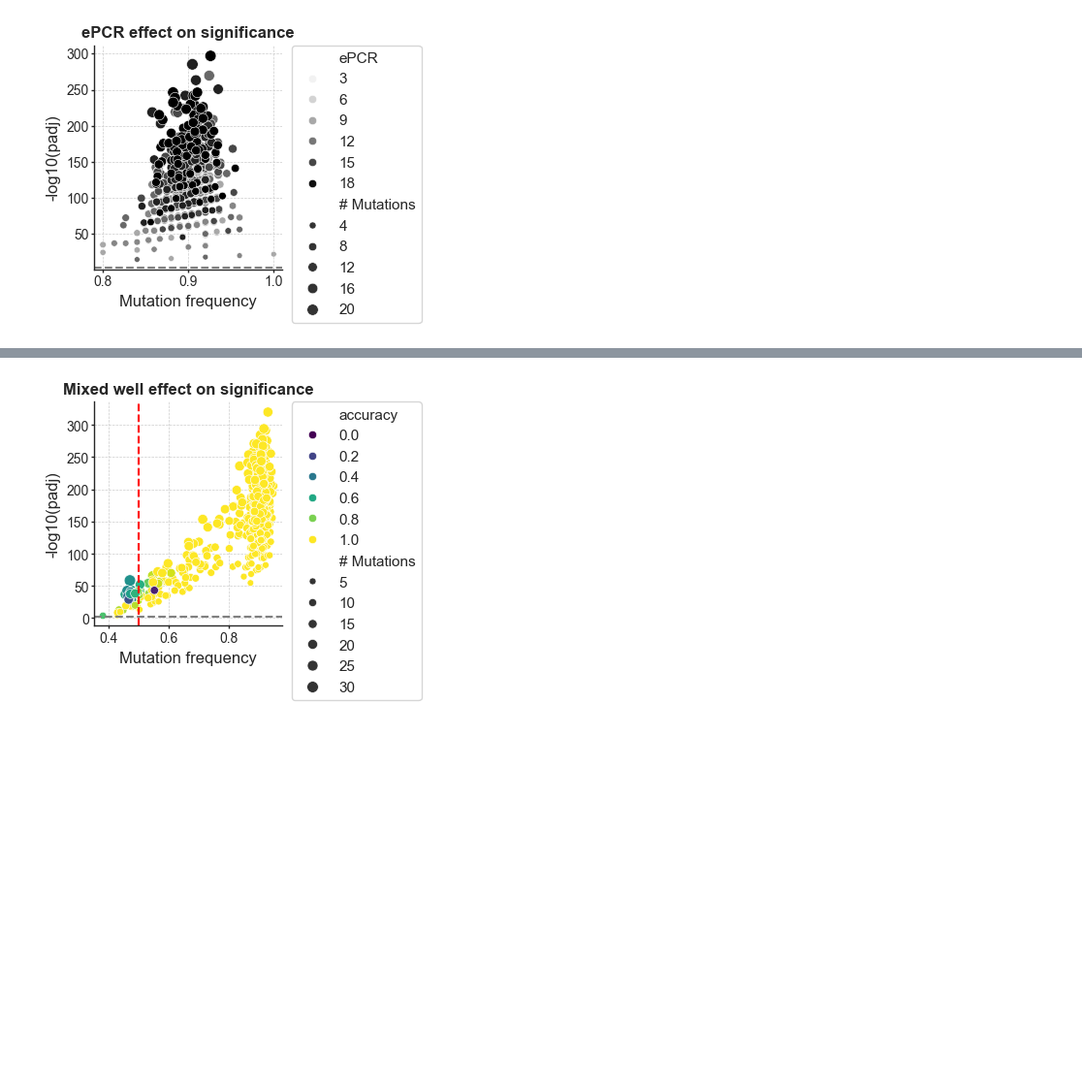
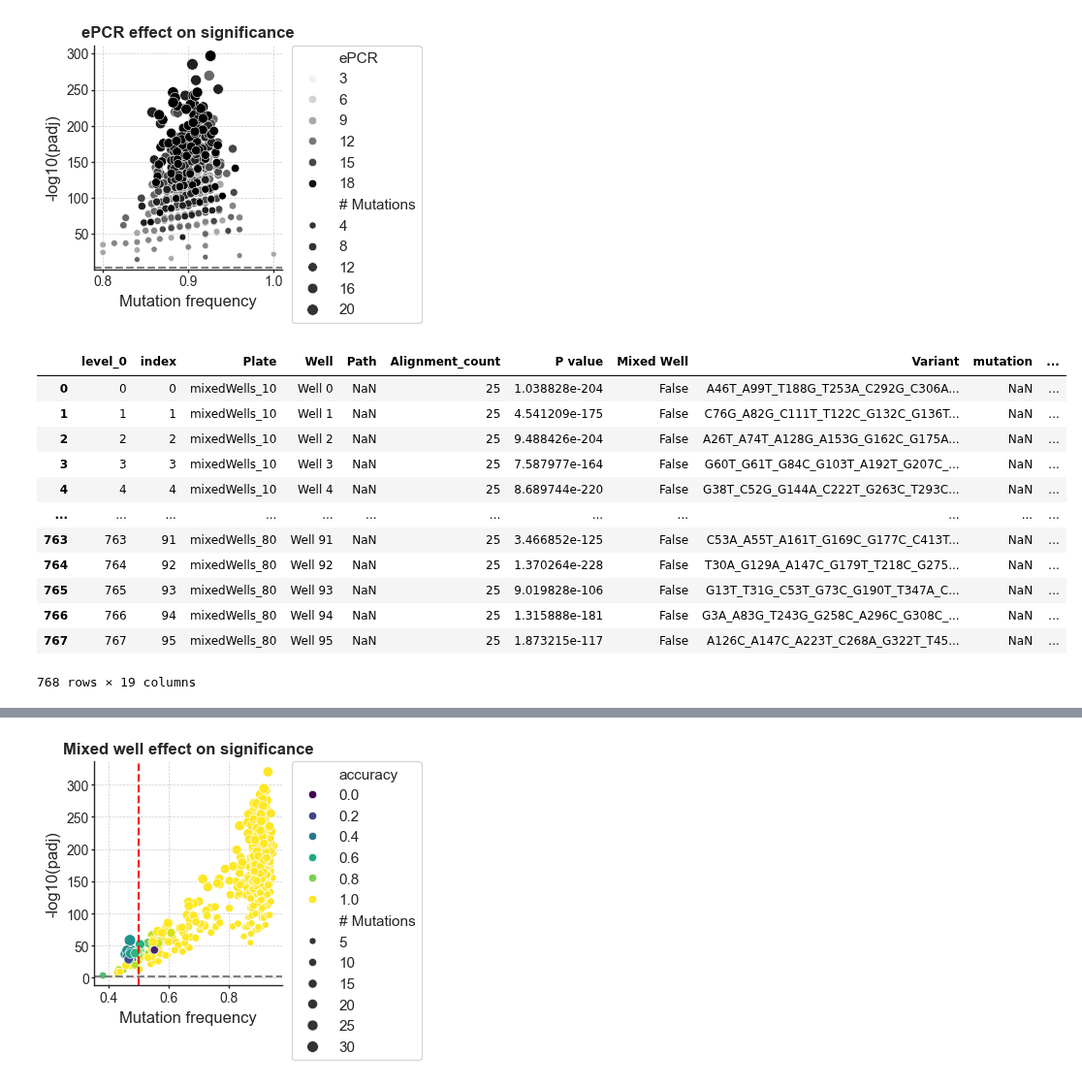
Before and after one commit to fhalab/LevSeq, a Jupyter notebook: simulation/Ape AGW ePCR Figures.ipynb, the cells around one changed output, grey strips where cells are left out. Shown at 97% size. Drawn from its saved outputs; the diff is of its cells as text; code cells hidden in the pictures; blank space fills up the shorter version.

```diff
--- a/simulation/Ape AGW ePCR Figures.ipynb
+++ b/simulation/Ape AGW ePCR Figures.ipynb
@@ -243,6 +258,22 @@ plt.savefig(f'{fig_dir}Experiment5_{label}.svg')
 plt.show()
 # %% [output]
 [figure]
+# %%
+experiment_df
+# %% [output]
+|  | level_0 | index | Plate | Well | Path | Alignment_count | P value | Mixed Well | Variant | mutation | ... |
+| 0 | 0 | 0 | mixedWells_10 | Well 0 | NaN | 25 | 1.038828e-204 | False | A46T_A99T_T188G_T253A_C292G_C306A... | NaN | ... |
+| 1 | 1 | 1 | mixedWells_10 | Well 1 | NaN | 25 | 4.541209e-175 | False | C76G_A82G_C111T_T122C_G132C_G136T... | NaN | ... |
+| 2 | 2 | 2 | mixedWells_10 | Well 2 | NaN | 25 | 9.488426e-204 | False | A26T_A74T_A128G_A153G_G162C_G175A... | NaN | ... |
+| 3 | 3 | 3 | mixedWells_10 | Well 3 | NaN | 25 | 7.587977e-164 | False | G60T_G61T_G84C_G103T_A192T_G207C_... | NaN | ... |
+| 4 | 4 | 4 | mixedWells_10 | Well 4 | NaN | 25 | 8.689744e-220 | False | G38T_C52G_G144A_C222T_G263C_T293C... | NaN | ... |
+| ... | ... | ... | ... | ... | ... | ... | ... | ... | ... | ... | ... |
+| 763 | 763 | 91 | mixedWells_80 | Well 91 | NaN | 25 | 3.466852e-125 | False | C53A_A55T_A161T_G169C_G177C_C413T... | NaN | ... |
+| 764 | 764 | 92 | mixedWells_80 | Well 92 | NaN | 25 | 1.370264e-228 | False | T30A_G129A_A147C_G179T_T218C_G275... | NaN | ... |
+| 765 | 765 | 93 | mixedWells_80 | Well 93 | NaN | 25 | 9.019828e-106 | False | G13T_T31G_C53T_G73C_G190T_T347A_C... | NaN | ... |
+| 766 | 766 | 94 | mixedWells_80 | Well 94 | NaN | 25 | 1.315888e-181 | False | G3A_A83G_T243G_G258C_A296C_G308C_... | NaN | ... |
+| 767 | 767 | 95 | mixedWells_80 | Well 95 | NaN | 25 | 1.873215e-117 | False | A126C_A147C_A223T_C268A_G322T_T45... | NaN | ... |
+768 rows × 19 columns
 # %%
 experiment_df = pd.read_csv(f'{data_dir}Experiment6_{label}.csv')
 
```
Also changed, not shown: parts of 3 cells of this notebook, 1 other file.
